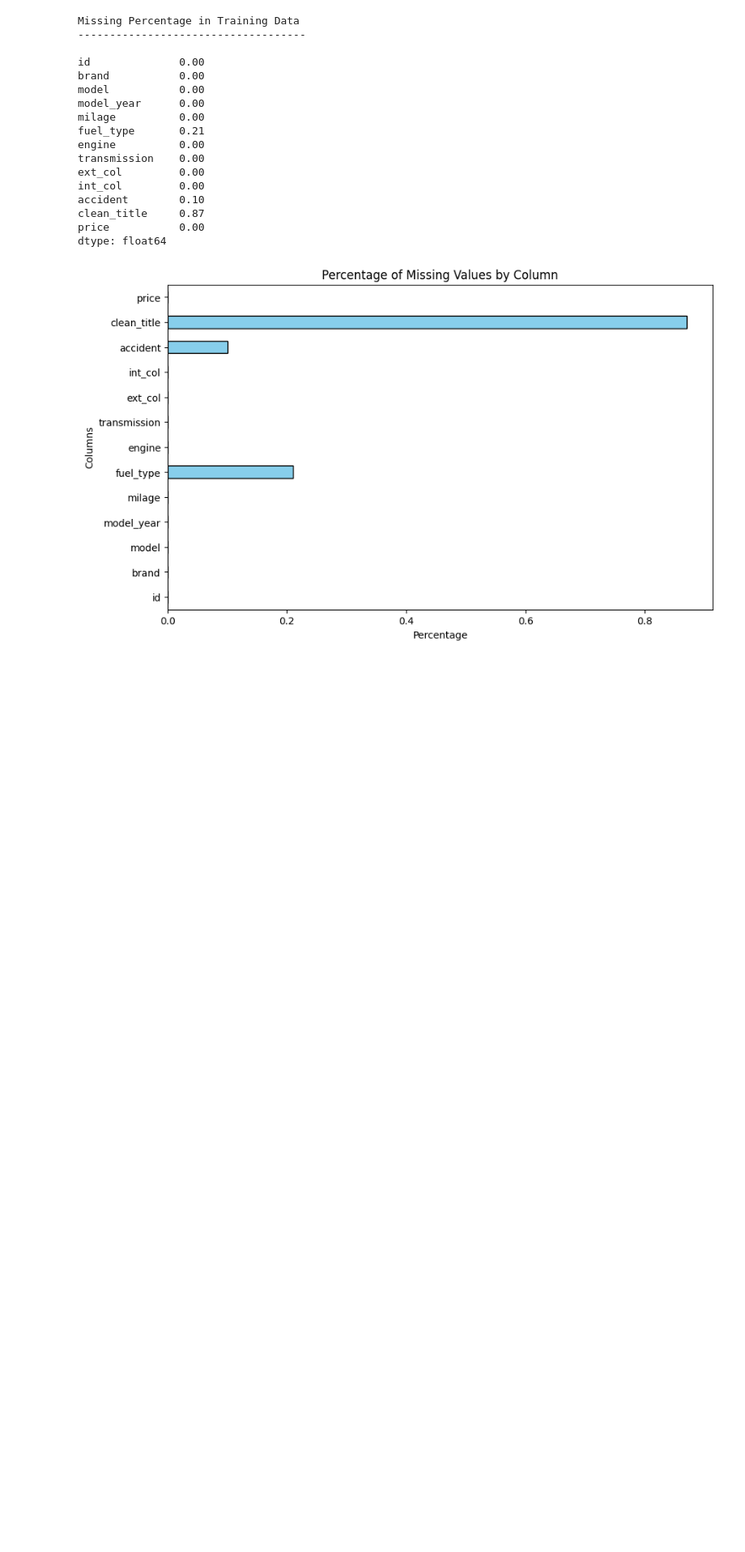
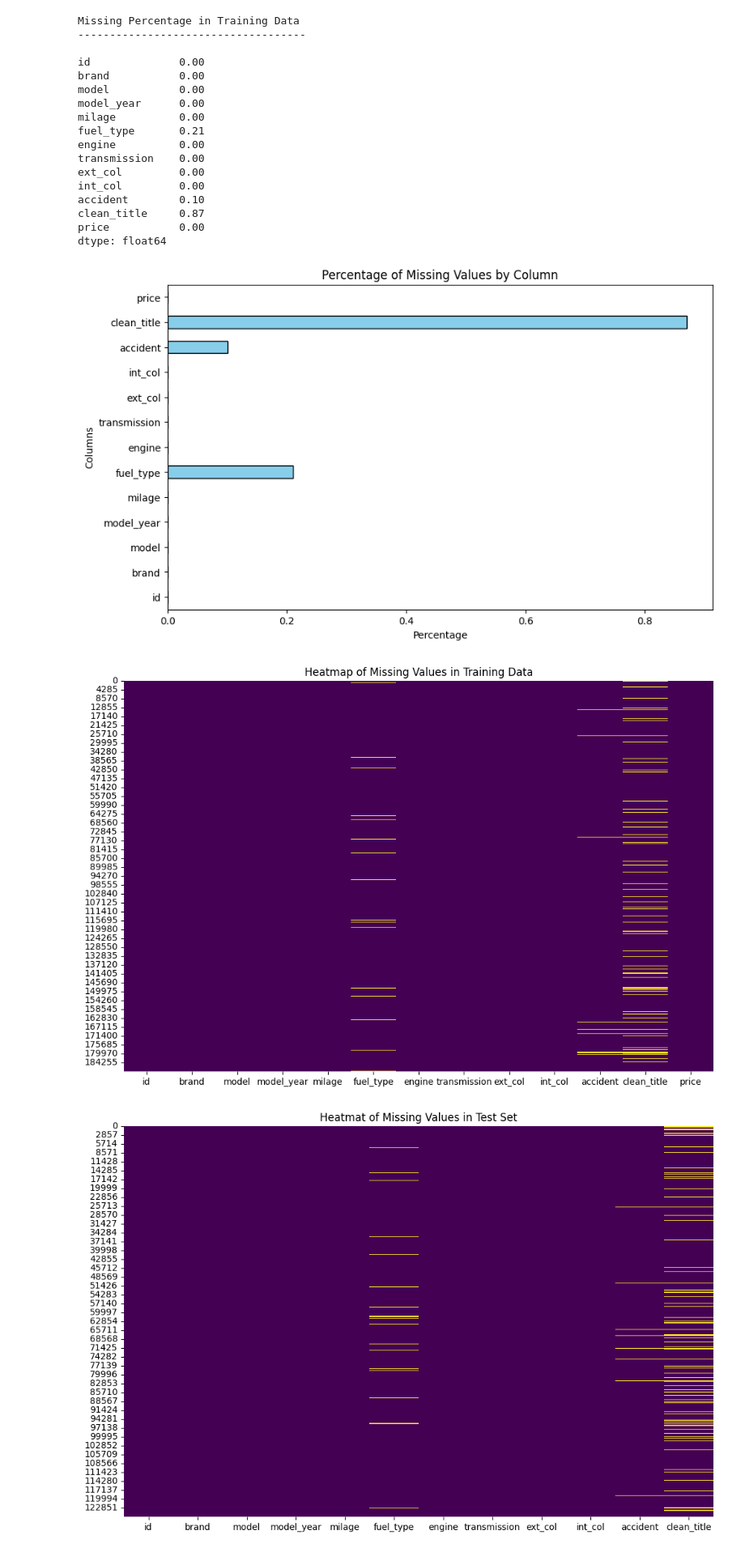
Before and after one commit to GhosTHaise/ml-car-price-regression, a Jupyter notebook: main.ipynb, the cells around one changed output. Shown: that part at 81% size. Cells and saved outputs as stored; diff of their text form; code cells hidden in the pictures; blank space fills up the shorter version.

```diff
--- a/main.ipynb
+++ b/main.ipynb
@@ -143,9 +143,19 @@ plt.show()
 # %%
 import seaborn as sns
 
 # Create a heatmap for missing values
 plt.figure(figsize=(12,8))
 sns.heatmap(df.isnull() , cbar=False , cmap="viridis")
 
 plt.title("Heatmap of Missing Values in Training Data")
 plt.show()
+
+# Create a heatmap for missing values for test dataframe
+plt.figure(figsize=(12,8))
+sns.heatmap(df_test.isnull() , cbar=False , cmap="viridis")
+
+plt.title("Heatmat of Missing Values in Test Set")
+plt.show()
+# %% [output]
+[figure, added]
+[figure, added]
```
Also changed, not shown: parts of 6 cells of this notebook.
